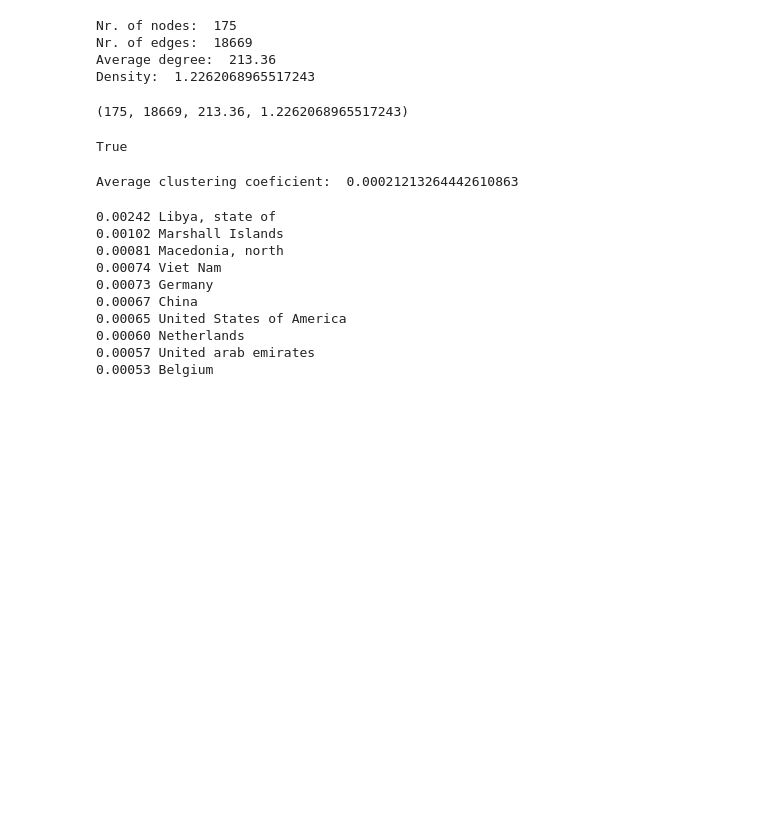
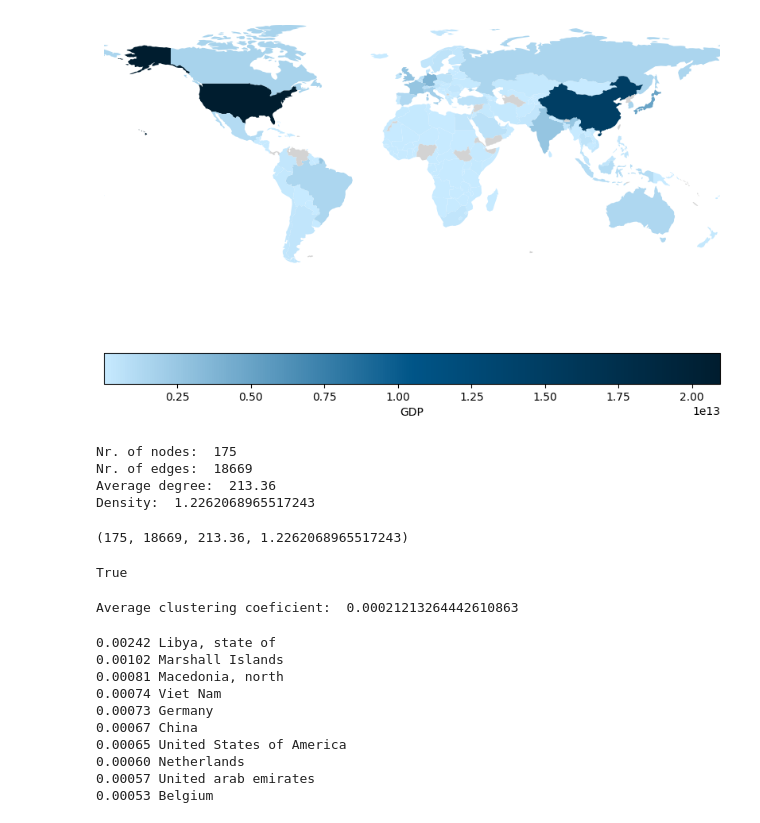
Before and after one commit to matic-fri/ina-project, a Jupyter notebook: ina.ipynb, the cells around one changed output. Drawn from its saved outputs; the diff is of its cells as text; code cells hidden in the pictures; blank space fills up the shorter version.

Commit message:
Visualize method results

```diff
--- a/ina.ipynb
+++ b/ina.ipynb
@@ -10,6 +16,14 @@ export_data = pd.read_csv('data/filtered.csv', index_col=0)
 gdp_data = pd.read_csv('data/country_data.csv')
 
 G = util.build_graph(export_data, gdp_data)
+# %%
+gdp = dict(zip(gdp_data['Country Name'], gdp_data['GDP']))
+# %%
+import visual
+
+visual.geoplot_numbers(gdp, 'GDP')
+# %% [output]
+[figure, added]
 # %%
 # add new attribute distance to all edges
 for i, j, attributes in G.edges(data=True):
```
Also changed, not shown: parts of 5 cells of this notebook.
